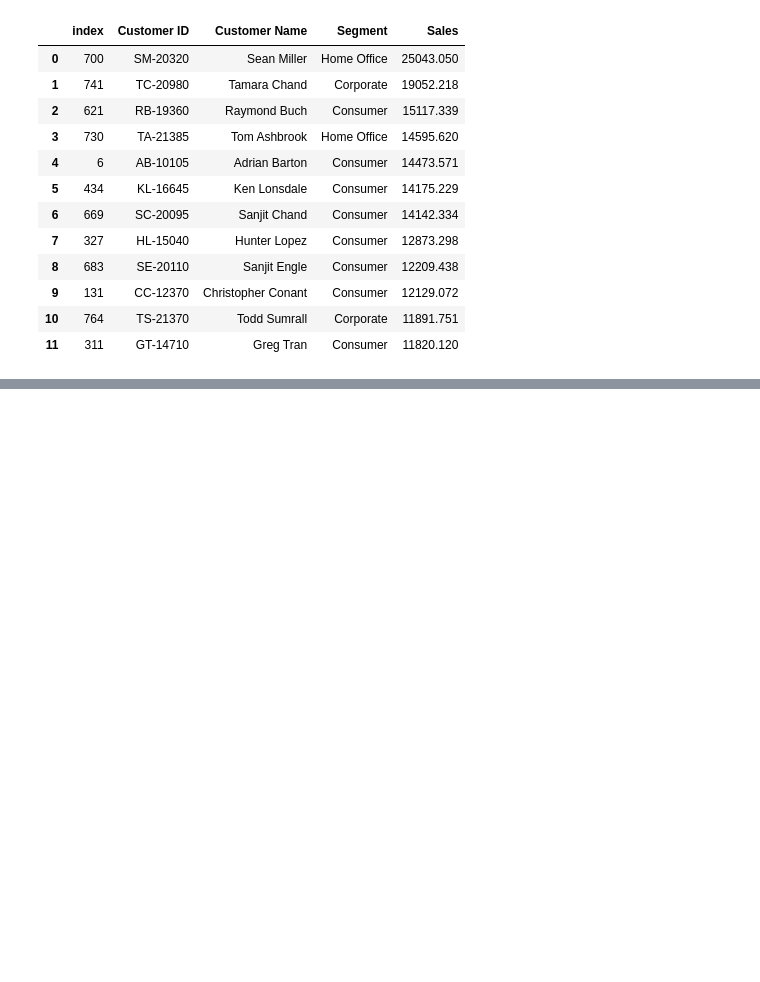
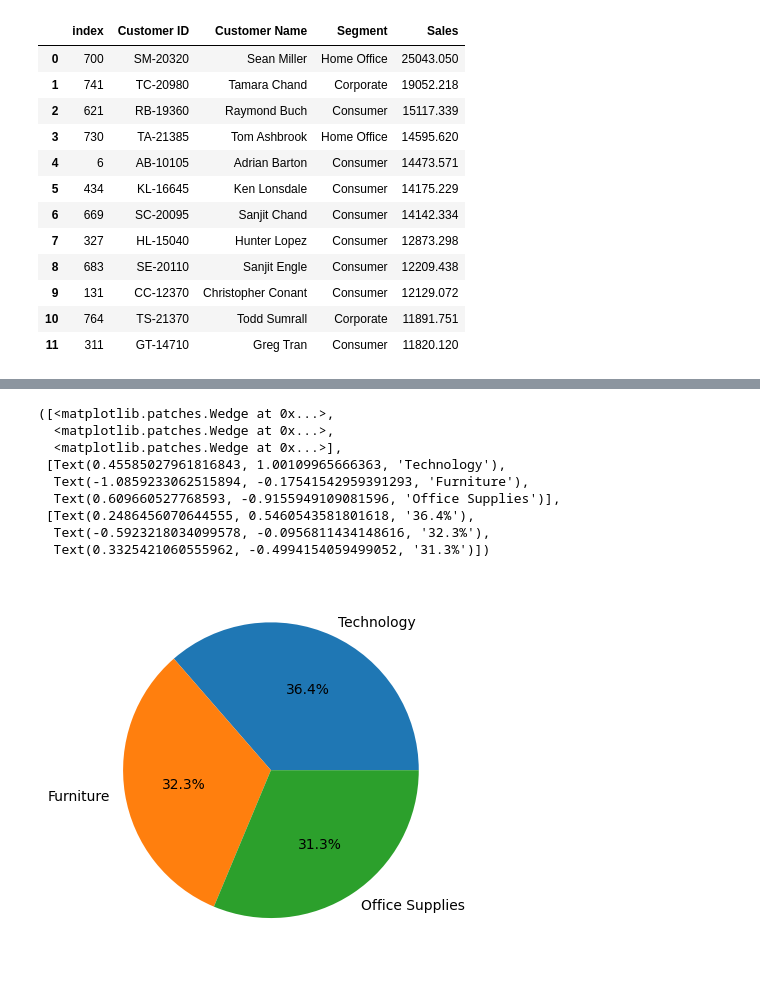
Before and after one commit to GongSeason/Python-for-Data-science-study, a Jupyter notebook: Part8_Superstore_Sales_Data_Analysis_project.ipynb, the cells around one changed output, grey strips where cells are left out. Cells and saved outputs as stored; diff of their text form; code cells hidden in the pictures; blank space fills up the shorter version.

```diff
--- a/Part8_Superstore_Sales_Data_Analysis_project.ipynb
+++ b/Part8_Superstore_Sales_Data_Analysis_project.ipynb
@@ -211,0 +358,15 @@ customer_sales
+# %%
+product_category = df.groupby('Category')['Sales'].sum().reset_index()
+top_product_category = product_category.sort_values(by='Sales',ascending=False)
+plt.pie(top_product_category['Sales'],labels=top_product_category['Category'],autopct='%1.1f%%')
+# %% [output]
+([<matplotlib.patches.Wedge at 0x...>,
+  <matplotlib.patches.Wedge at 0x...>,
+  <matplotlib.patches.Wedge at 0x...>],
+ [Text(0.45585027961816843, 1.00109965666363, 'Technology'),
+  Text(-1.0859233062515894, -0.17541542959391293, 'Furniture'),
+  Text(0.609660527768593, -0.9155949109081596, 'Office Supplies')],
+ [Text(0.2486456070644555, 0.5460543581801618, '36.4%'),
+  Text(-0.5923218034099578, -0.0956811434148616, '32.3%'),
+  Text(0.3325421060555962, -0.4994154059499052, '31.3%')])
+[figure, added]
```
Also changed, not shown: parts of 17 cells of this notebook.
